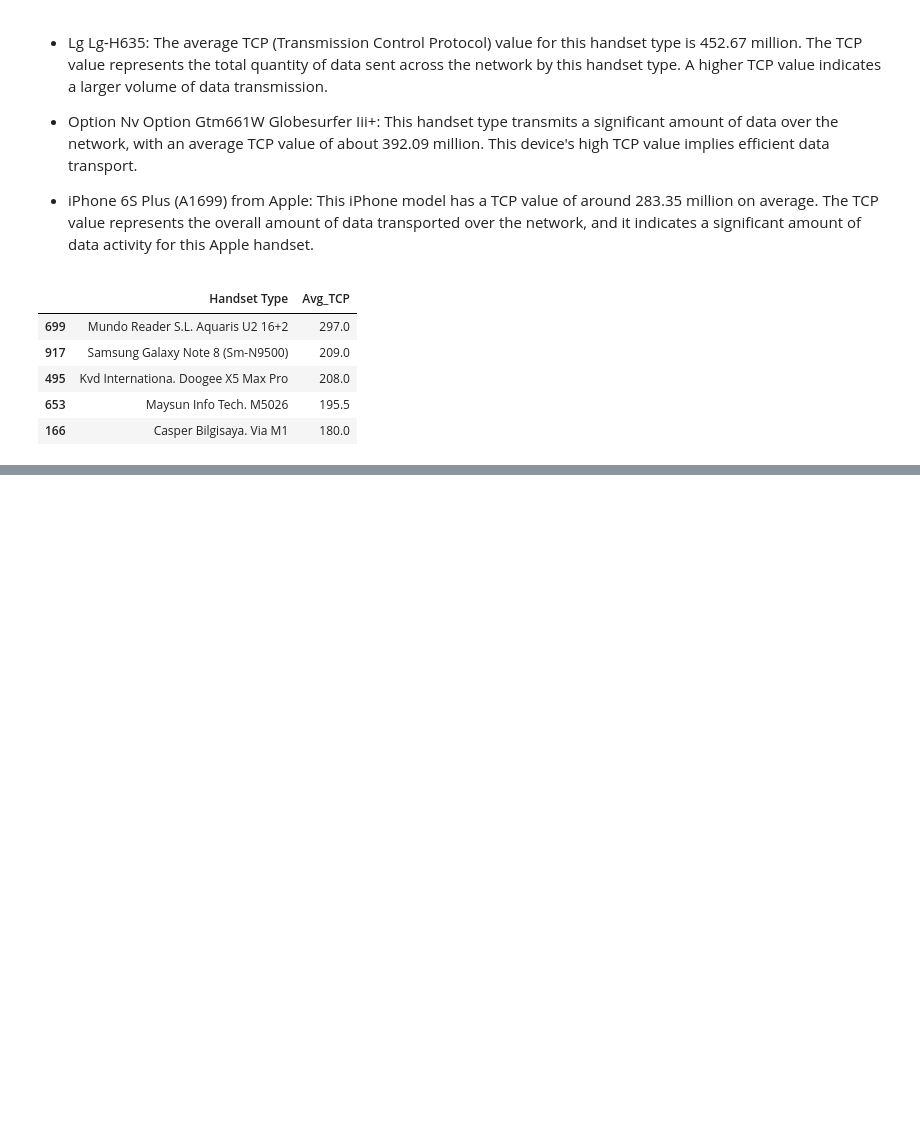
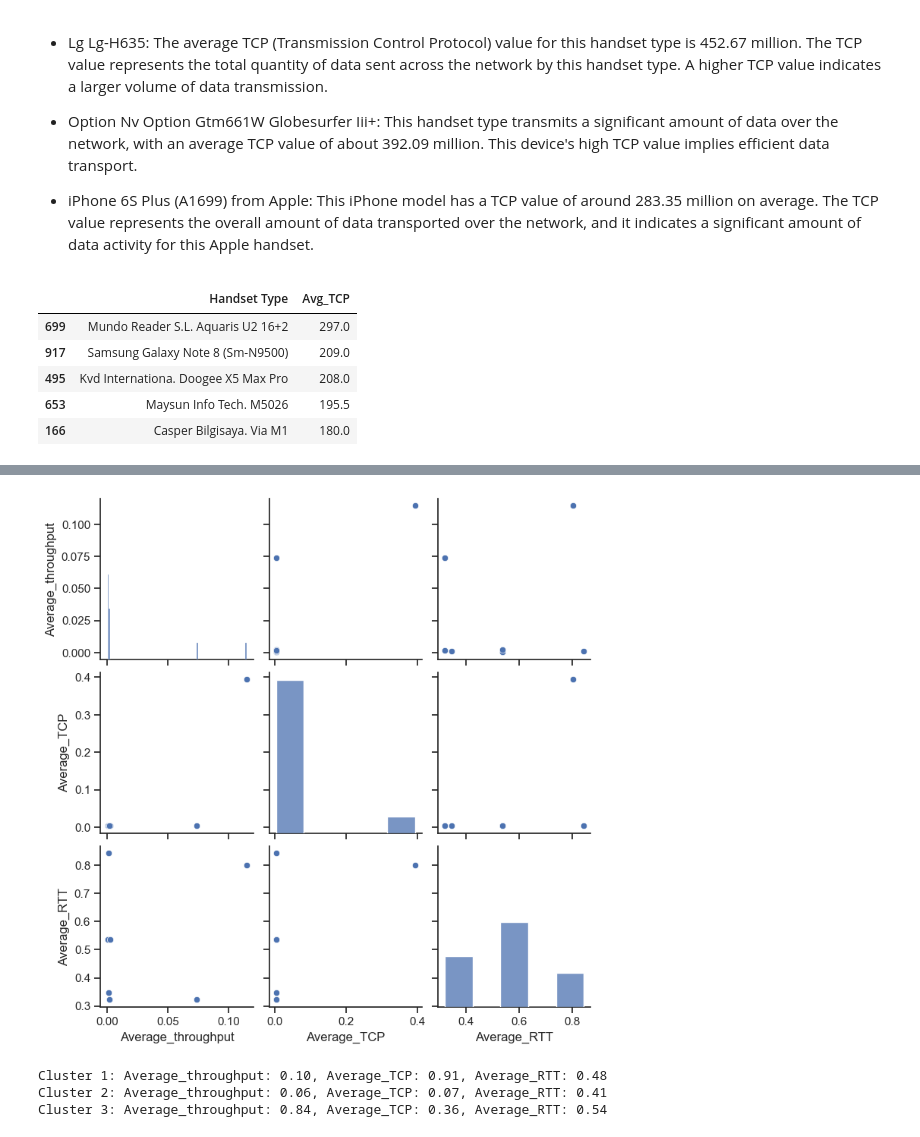
Before and after one commit to Azizadx/user_analytics_in_the_telecommunication, a Jupyter notebook: notebooks/experence_analytics/experence_analytics.ipynb, the cells around one changed output, grey strips where cells are left out. Drawn from its saved outputs; the diff is of its cells as text; code cells hidden in the pictures; blank space fills up the shorter version.

```diff
--- a/notebooks/experence_analytics/experence_analytics.ipynb
+++ b/notebooks/experence_analytics/experence_analytics.ipynb
@@ -448,0 +459,2 @@ result_df_tcp.tail()
+# %%
+kmean_df = pd.DataFrame(columns=['MSISDN/Number','Average_throughput','Average_TCP', 'Average_RTT' ])
@@ -448,0 +465,5 @@ result_df_tcp.tail()
+# %%
+kmean_df['MSISDN/Number'] = new_df['MSISDN/Number']
+kmean_df['Average_throughput'] = new_df['Average_throughput'] / 2
+kmean_df['Average_TCP'] = new_df['Average_TCP'] / 2
+kmean_df['Average_RTT'] = new_df['Average_RTT'] / 2
@@ -448,0 +490,26 @@ result_df_tcp.tail()
+# %%
+def handle_outliers(column):
+    Q1 = column.quantile(0.25)
+    Q3 = column.quantile(0.75)
+    IQR = Q3 - Q1
+    lower_bound = Q1 - 1.5 * IQR
+    upper_bound = Q3 + 1.5 * IQR
+    column = column.apply(lambda x: lower_bound if x < lower_bound else (upper_bound if x > upper_bound else x))
+    return column
+# %%
+
+# Selecting columns for normalization
+columns_to_normalize = ['Average_throughput', 'Average_TCP', 'Average_RTT']
+
+# Handling outliers
+for column in columns_to_normalize:
+    kmean_df[column] = handle_outliers(kmean_df[column])
+
+# Normalizing the DataFrame
+scaler = MinMaxScaler()
+normal_df = scaler.fit_transform(kmean_df[columns_to_normalize])
+# Convert the NumPy array to a DataFrame
+normal_df = pd.DataFrame(normal_df, columns=columns_to_normalize)
+# Concatenating with the 'MSISDN/Number' column
+new_normalized_df = pd.concat([kmean_df['MSISDN/Number'], normal_df], axis=1)
+new_normalized_df
@@ -448,0 +530,7 @@ result_df_tcp.tail()
+# %%
+top_10_rows = new_normalized_df.head(10)
+sns.set(style="ticks")
+sns.pairplot(top_10_rows.drop('MSISDN/Number', axis=1))
+plt.show()
+# %% [output]
+[figure, added]
@@ -448,0 +539,34 @@ result_df_tcp.tail()
+# %%
+features_for_clustering = ['Average_throughput', 'Average_TCP', 'Average_RTT']
+
+# Extracting the features for clustering
+X = new_normalized_df[features_for_clustering]
+num_clusters = 3
+
+kmeans = KMeans(n_clusters=num_clusters, random_state=42)
+new_normalized_df['Cluster'] = kmeans.fit_predict(X)
+
+# Description of each cluster
+cluster_descriptions = []
+
+for cluster_num in range(num_clusters):
+    cluster_data = new_normalized_df[new_normalized_df['Cluster'] == cluster_num][features_for_clustering]
+
+    # Calculate cluster statistics (mean, std, etc.) based on your understanding of the data
+
+    cluster_mean = cluster_data.mean()
+
+    description = f"Cluster {cluster_num + 1}: "
+    description += f"Average_throughput: {cluster_mean['Average_throughput']:.2f}, "
+    description += f"Average_TCP: {cluster_mean['Average_TCP']:.2f}, "
+    description += f"Average_RTT: {cluster_mean['Average_RTT']:.2f}"
+
+    cluster_descriptions.append(description)
+
+# Print cluster descriptions
+for desc in cluster_descriptions:
+    print(desc)
+# %% [output]
+Cluster 1: Average_throughput: 0.10, Average_TCP: 0.91, Average_RTT: 0.48
+Cluster 2: Average_throughput: 0.06, Average_TCP: 0.07, Average_RTT: 0.41
+Cluster 3: Average_throughput: 0.84, Average_TCP: 0.36, Average_RTT: 0.54
```
Also changed, not shown: parts of 11 cells of this notebook.
